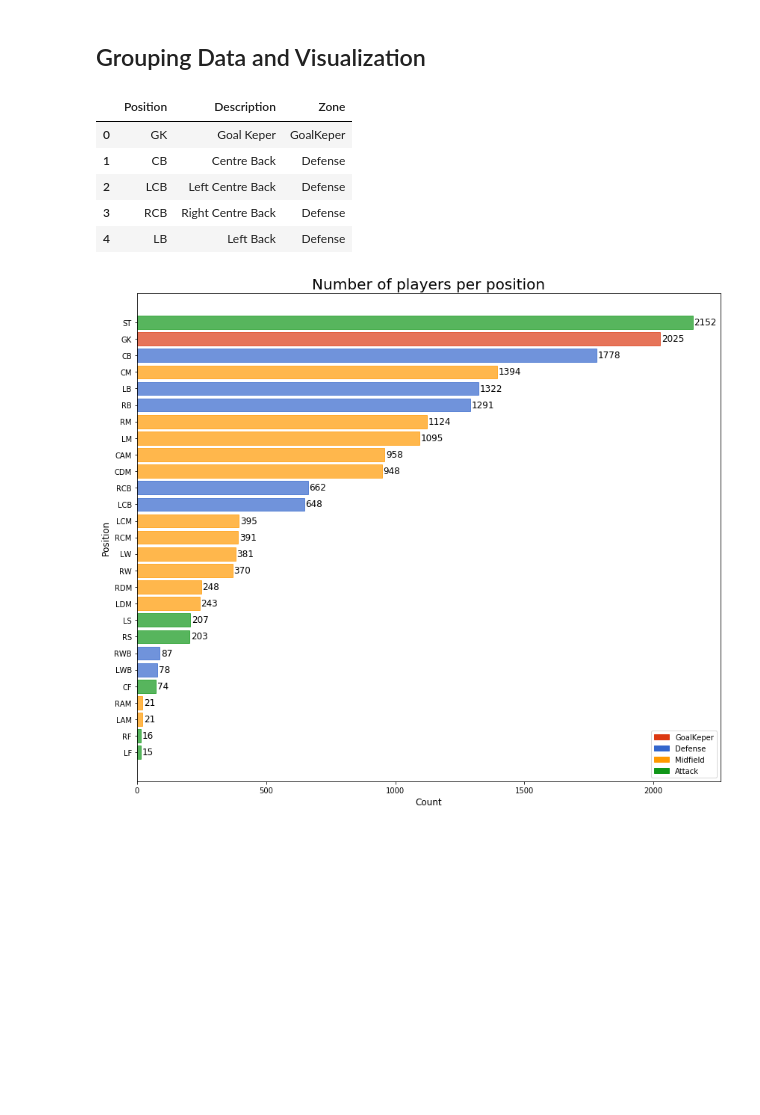
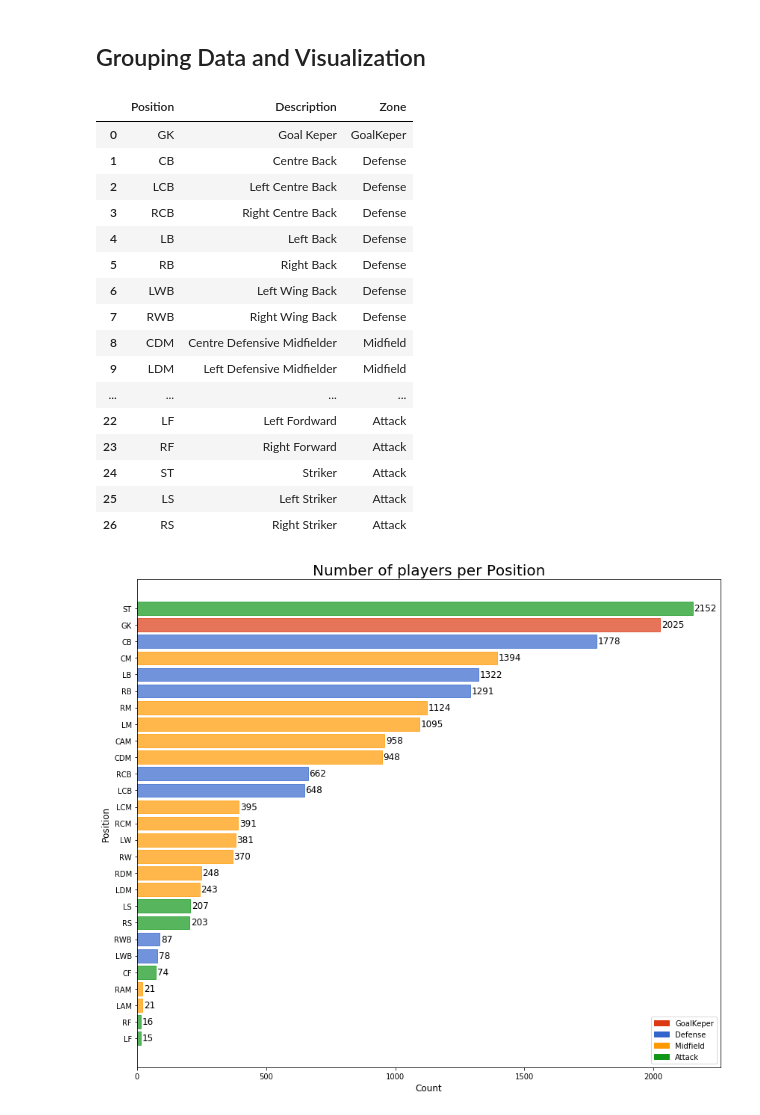
Before and after one commit to ansegura7/DataScience_FIFA19Data, a Jupyter notebook: code/QueryingData.ipynb, the cells around one changed output. Cells and saved outputs as stored; diff of their text form; code cells hidden in the pictures; blank space fills up the shorter version.

```diff
--- a/code/QueryingData.ipynb
+++ b/code/QueryingData.ipynb
@@ -173,16 +174,27 @@ avgPotentialPerClub.head(nTop)
 # Loading FIFA 19 positions dataset
 dataURL = "https://raw.githubusercontent.com/ansegura7/DataScience_FIFA19Data/master/data/fifa19_positions.csv"
 positions = pd.read_csv(dataURL)
-# %%
-# Preview the first 5 lines of the loaded data
-positions.head()
-# %% [output]
-|  | Position | Description | Zone |
-| 0 | GK | Goal Keper | GoalKeper |
-| 1 | CB | Centre Back | Defense |
-| 2 | LCB | Left Centre Back | Defense |
-| 3 | RCB | Right Centre Back | Defense |
-| 4 | LB | Left Back | Defense |
+# %%
+# Show the completed list of FIFA 19 positions
+positions
+# %% [output]
+|  | Position | Description | Zone |
+| 0 | GK | Goal Keper | GoalKeper |
+| 1 | CB | Centre Back | Defense |
+| 2 | LCB | Left Centre Back | Defense |
+| 3 | RCB | Right Centre Back | Defense |
+| 4 | LB | Left Back | Defense |
+| 5 | RB | Right Back | Defense |
+| 6 | LWB | Left Wing Back | Defense |
+| 7 | RWB | Right Wing Back | Defense |
+| 8 | CDM | Centre Defensive Midfielder | Midfield |
+| 9 | LDM | Left Defensive Midfielder | Midfield |
+| ... | ... | ... | ... |
+| 22 | LF | Left Fordward | Attack |
+| 23 | RF | Right Forward | Attack |
+| 24 | ST | Striker | Attack |
+| 25 | LS | Left Striker | Attack |
+| 26 | RS | Right Striker | Attack |
 # %%
 # Grouping data by Position
 posData = data.groupby("Position").count()
```
Also changed, not shown: parts of 7 cells of this notebook, 1 other file.
